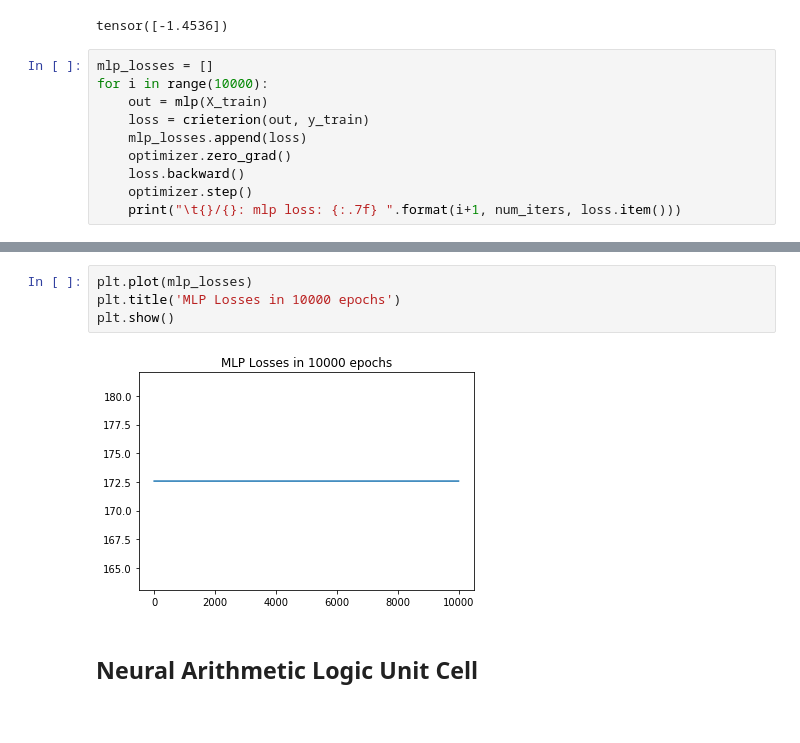
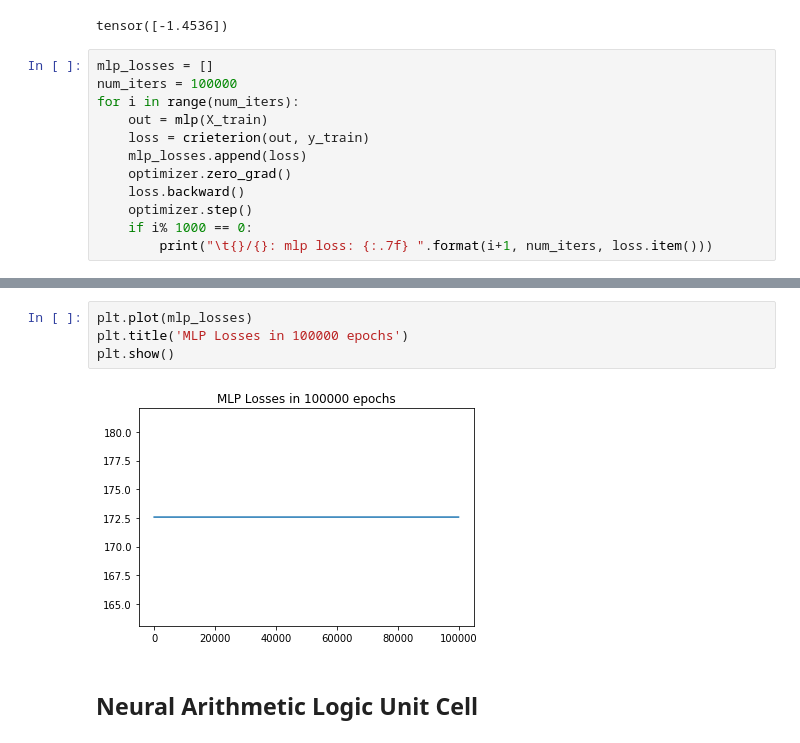
Before and after one commit to shangeth/Neural-Arithmetic-Logic-Units-Pytorch, a Jupyter notebook: NeuralAccumulator.ipynb, the cells around one changed output, grey strips where cells are left out. Drawn from its saved outputs; the diff is of its cells as text.

```diff
--- a/NeuralAccumulator.ipynb
+++ b/NeuralAccumulator.ipynb
@@ -138,12 +138,14 @@ mlp(X_train[0])
 tensor([-1.4536])
 # %%
 mlp_losses = []
-for i in range(10000):
+num_iters = 100000
+for i in range(num_iters):
     out = mlp(X_train)
     loss = crieterion(out, y_train)
     mlp_losses.append(loss)
     optimizer.zero_grad()
     loss.backward()
     optimizer.step()
-    print("\t{}/{}: mlp loss: {:.7f} ".format(i+1, num_iters, loss.item()))
+    if i% 1000 == 0:
+        print("\t{}/{}: mlp loss: {:.7f} ".format(i+1, num_iters, loss.item()))
 # %% [output]
@@ -167,9 +169,9 @@ for i in range(10000):
 # %%
 plt.plot(mlp_losses)
-plt.title('MLP Losses in 10000 epochs')
+plt.title('MLP Losses in 100000 epochs')
 plt.show()
 # %% [output]
-[figure, old version]
+[figure, new version]
 # %% [markdown]
 ##  Neural Arithmetic Logic Unit Cell
 # %%
```
Also changed, not shown: parts of 1 cell of this notebook.
